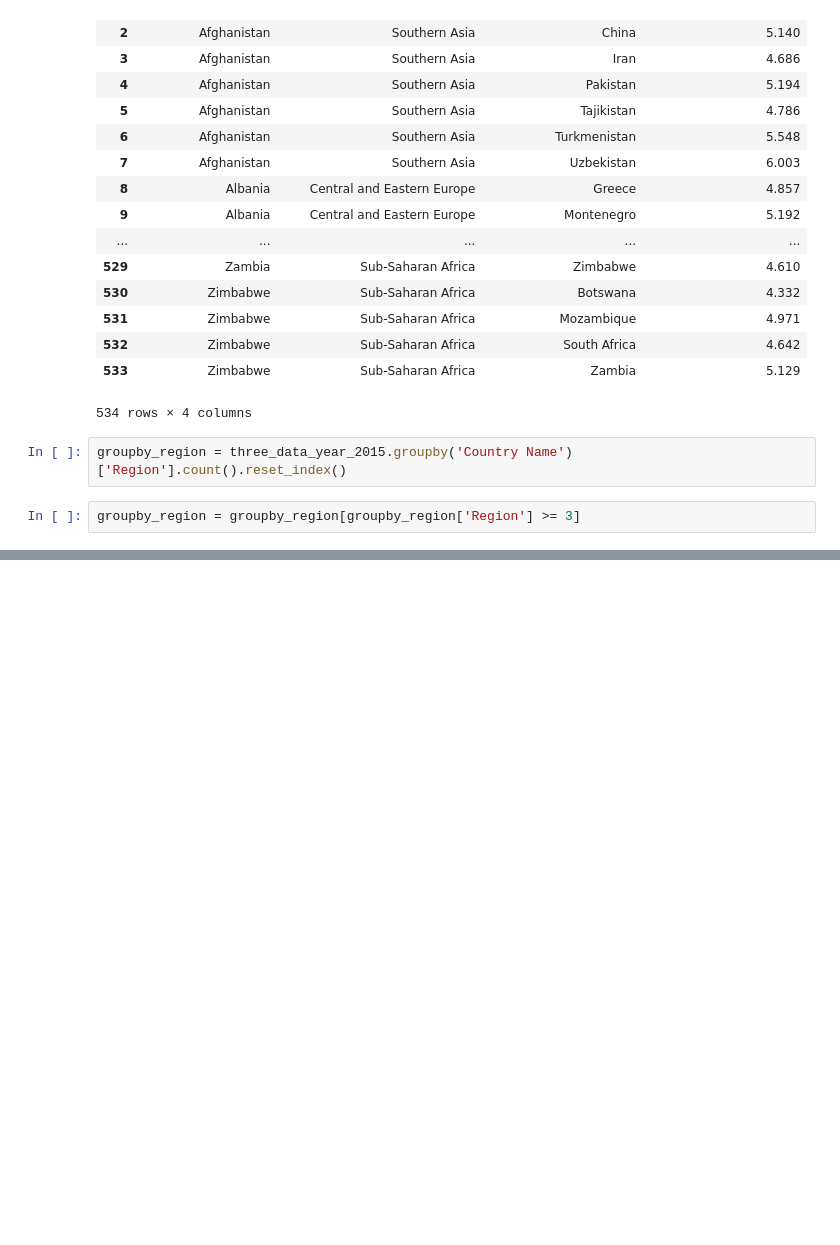
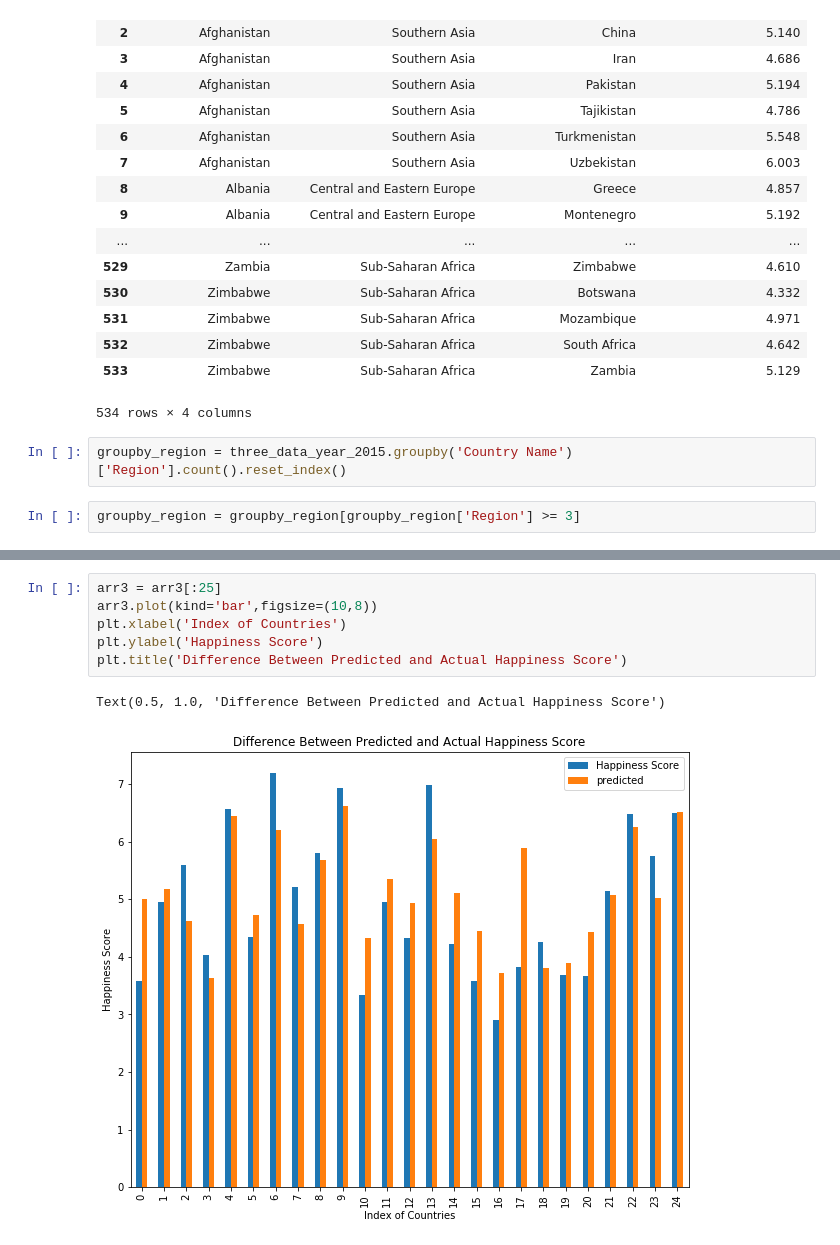
Before and after one commit to Kassymkhan919/CMPT353-Team-Happiness, a Jupyter notebook: MachineLearningUsingNeighbours.ipynb, the cells around one changed output, grey strips where cells are left out. Saved outputs shown, nothing was run; the diff lists cells and outputs as text; blank space fills up the shorter version.

```diff
--- a/MachineLearningUsingNeighbours.ipynb
+++ b/MachineLearningUsingNeighbours.ipynb
@@ -151,0 +159,9 @@ print(arr2.loc[arr2['Country']=='Ukraine'])
+# %%
+arr3 = arr3[:25]
+arr3.plot(kind='bar',figsize=(10,8))
+plt.xlabel('Index of Countries')
+plt.ylabel('Happiness Score')
+plt.title('Difference Between Predicted and Actual Happiness Score')
+# %% [output]
+Text(0.5, 1.0, 'Difference Between Predicted and Actual Happiness Score')
+[figure, added]
```
Also changed, not shown: parts of 8 cells of this notebook.
